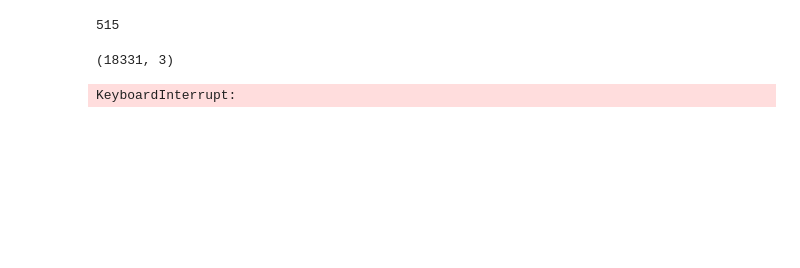
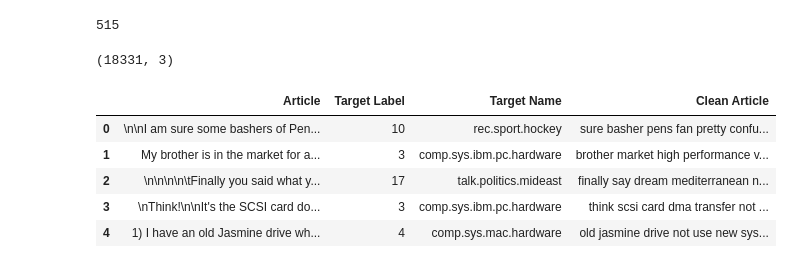
Before and after one commit to nvonbulow/csse490-nlp, a Jupyter notebook: labs/Lab5TextClassification.ipynb, the cells around one changed output. Drawn from its saved outputs; the diff is of its cells as text; code cells hidden in the pictures; blank space fills up the shorter version.

```diff
--- a/labs/Lab5TextClassification.ipynb
+++ b/labs/Lab5TextClassification.ipynb
@@ -85,22 +86,28 @@ df.shape
 # %%
 # clean up text
 
 import nltk
+from tqdm.notebook import tqdm
 stopword_list = nltk.corpus.stopwords.words('english')
 
 # keep negations
 stopword_list.remove('no')
 stopword_list.remove('not')
 
-norm_corpus = tn.normalize_corpus(corpus=df['Article'], html_stripping=True,
+norm_corpus = tn.normalize_corpus(corpus=tqdm(df['Article']), html_stripping=True,
                                   contraction_expansion=True, accented_char_removal=True,
                                   text_lower_case=True, text_lemmatization=True,
                                   text_stemming=False, special_char_removal=True,
                                   remove_digits=True, stopword_removal=True,
                                   stopwords=stopword_list)
 
 df['Clean Article'] = norm_corpus
 
 df.head()
 # %% [output]
-KeyboardInterrupt:
+|  | Article | Target Label | Target Name | Clean Article |
+| 0 | \n\nI am sure some bashers of Pen... | 10 | rec.sport.hockey | sure basher pens fan pretty confu... |
+| 1 | My brother is in the market for a... | 3 | comp.sys.ibm.pc.hardware | brother market high performance v... |
+| 2 | \n\n\n\n\tFinally you said what y... | 17 | talk.politics.mideast | finally say dream mediterranean n... |
+| 3 | \nThink!\n\nIt's the SCSI card do... | 3 | comp.sys.ibm.pc.hardware | think scsi card dma transfer not ... |
+| 4 | 1) I have an old Jasmine drive wh... | 4 | comp.sys.mac.hardware | old jasmine drive not use new sys... |
```
Also changed, not shown: parts of 30 cells of this notebook, 2 other files.
